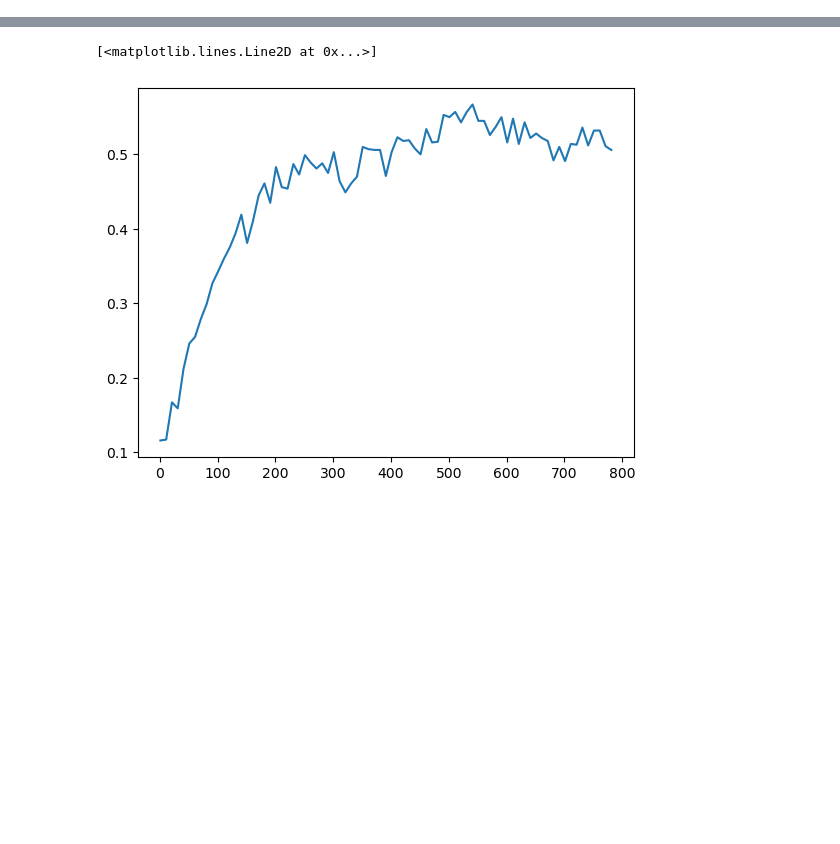
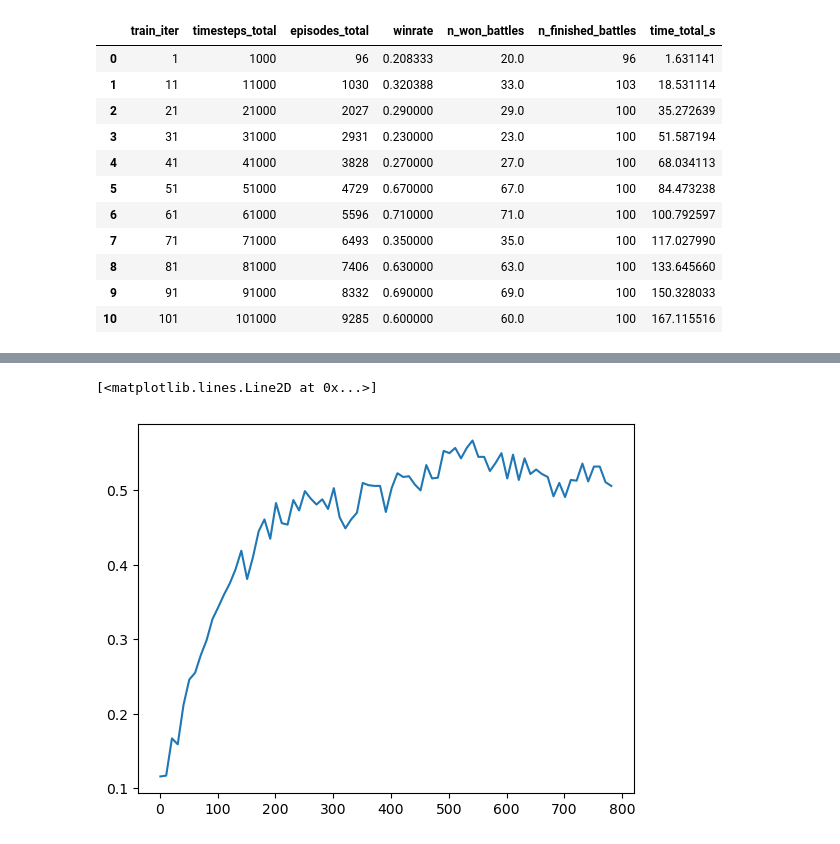
Before and after one commit to rzhan11/poke-bot, a Jupyter notebook: scripts/plot.ipynb, the cells around one changed output, grey strips where cells are left out. Saved outputs shown, nothing was run; the diff lists cells and outputs as text; code cells hidden in the pictures; blank space fills up the shorter version.

```diff
--- a/scripts/plot.ipynb
+++ b/scripts/plot.ipynb
@@ -28,6 +30,21 @@ for cur_iter in range(0, _num_iters + 1, _checkpoint_freq):
     }]
 
 df_res = pd.DataFrame(all_data)
+# %%
+df_res
+# %% [output]
+|  | train_iter | timesteps_total | episodes_total | winrate | n_won_battles | n_finished_battles | time_total_s |
+| 0 | 1 | 1000 | 96 | 0.208333 | 20.0 | 96 | 1.631141 |
+| 1 | 11 | 11000 | 1030 | 0.320388 | 33.0 | 103 | 18.531114 |
+| 2 | 21 | 21000 | 2027 | 0.290000 | 29.0 | 100 | 35.272639 |
+| 3 | 31 | 31000 | 2931 | 0.230000 | 23.0 | 100 | 51.587194 |
+| 4 | 41 | 41000 | 3828 | 0.270000 | 27.0 | 100 | 68.034113 |
+| 5 | 51 | 51000 | 4729 | 0.670000 | 67.0 | 100 | 84.473238 |
+| 6 | 61 | 61000 | 5596 | 0.710000 | 71.0 | 100 | 100.792597 |
+| 7 | 71 | 71000 | 6493 | 0.350000 | 35.0 | 100 | 117.027990 |
+| 8 | 81 | 81000 | 7406 | 0.630000 | 63.0 | 100 | 133.645660 |
+| 9 | 91 | 91000 | 8332 | 0.690000 | 69.0 | 100 | 150.328033 |
+| 10 | 101 | 101000 | 9285 | 0.600000 | 60.0 | 100 | 167.115516 |
 # %%
 plt.plot(df_res["train_iter"], df_res["winrate"])
 # %% [output]
```
Also changed, not shown: parts of 3 cells of this notebook, 21 other files.
